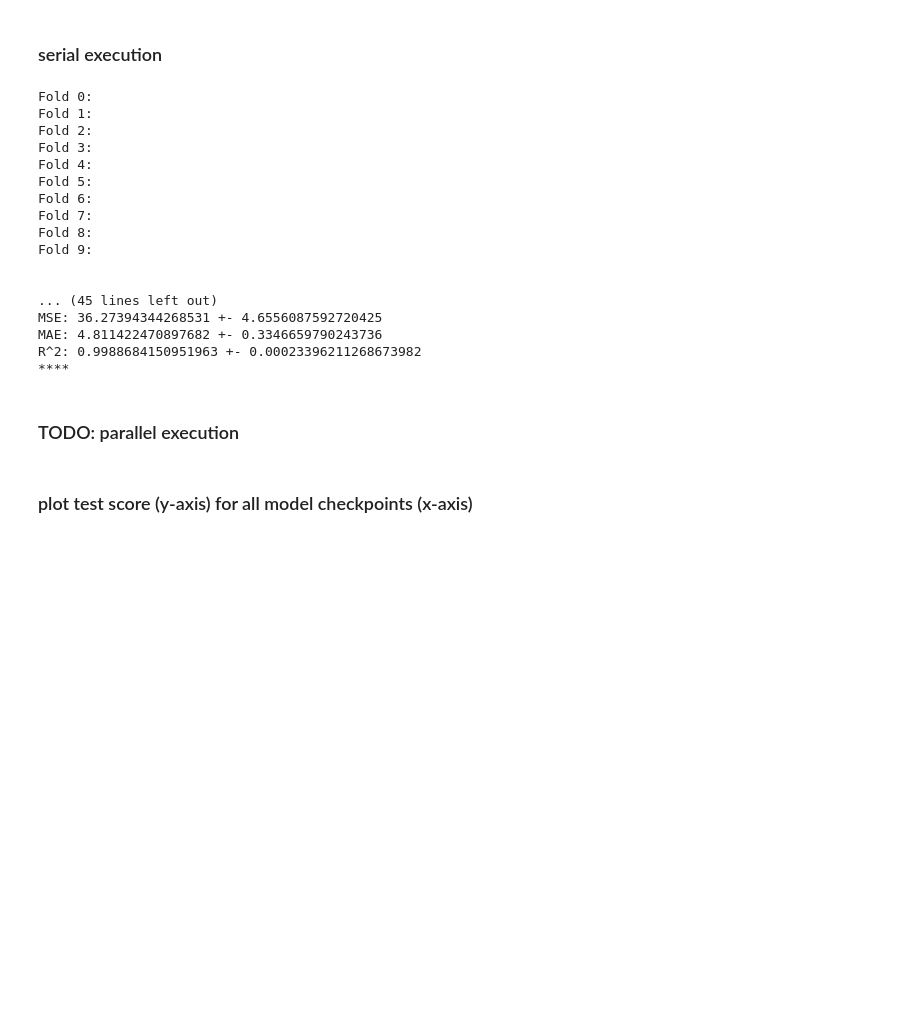
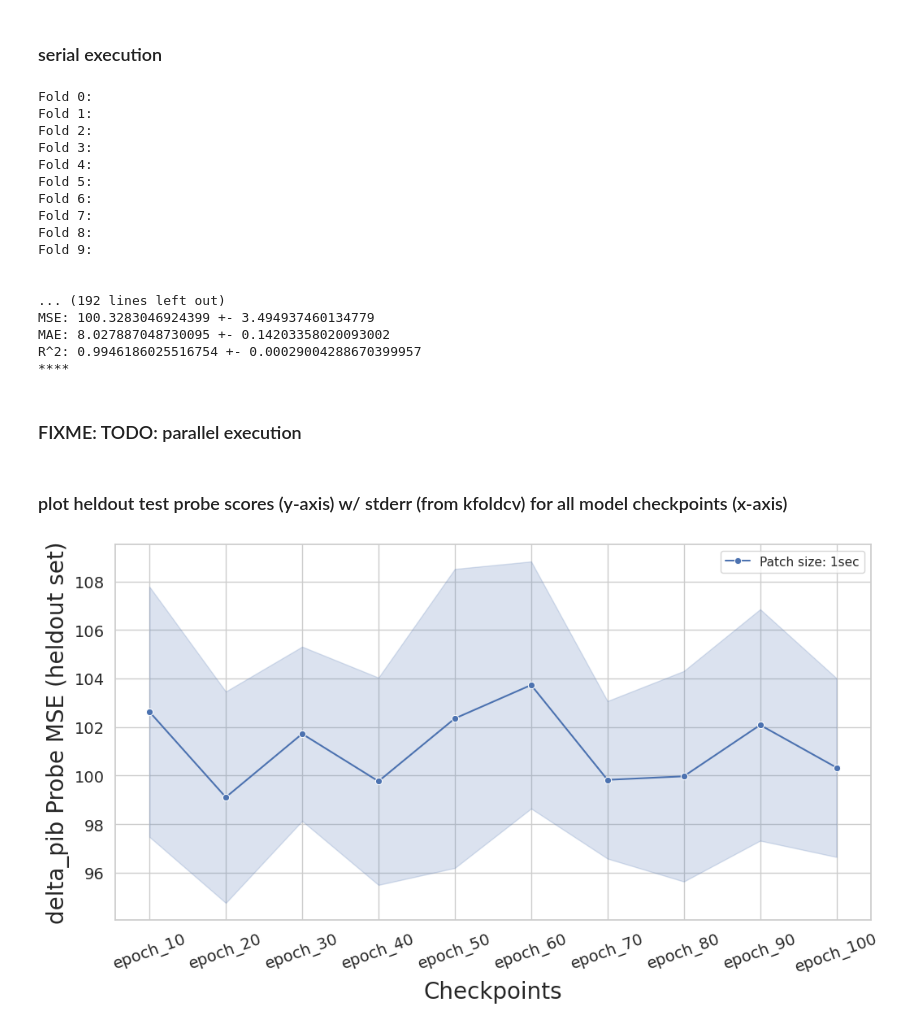
Before and after one commit to gayalkuruppu/gPatchTST, a Jupyter notebook: _05_universal_regression_linear_probe.ipynb, the cells around one changed output. Cells and saved outputs as stored; diff of their text form; code cells hidden in the pictures; blank space fills up the shorter version.

Commit message:
regression probe 95% complete

```diff
--- a/_05_universal_regression_linear_probe.ipynb
+++ b/_05_universal_regression_linear_probe.ipynb
@@ -61,4 +58,5 @@ cv_params = {
      'random_state': 2509843
 }
 
-model_checkpoints = ["epoch_10", "epoch_20", "epoch_30"]
+model_checkpoints = [f"epoch_{x}" for x in range(10, 110, 10)]
+model_checkpoints
@@ -65,7 +74,8 @@ model_checkpoints = ["epoch_10", "epoch_20", "epoch_30"]
 # %% [markdown]
 ### serial execution
 # %%
-all_probes = {}
+from collections import OrderedDict
+all_probes = OrderedDict()
 
 for checkpoint in model_checkpoints:
 
@@ -75,6 +85,10 @@ for checkpoint in model_checkpoints:
     #     y_column_name=feature_type,
     #     group_column_name="subject_id",
     # )
+
+    X, y = make_regression(n_samples=10000, n_features=128, noise=10.0, n_informative=10, n_targets=1)
+    groups = np.array([''.join(random.choices(string.ascii_letters + string.digits, k=10)) for _ in range(len(y))])
+
     results = regression_pipeline_runner(X, y, groups, model_type, cv_type, cv_params)
     all_probes[checkpoint] = results[model_type]
 # %% [output]
@@ -90,21 +104,62 @@ Fold 8:
 Fold 9:
 
 
-... (45 lines left out)
-MSE: 36.27394344268531 +- 4.6556087592720425
-MAE: 4.811422470897682 +- 0.3346659790243736
-R^2: 0.9988684150951963 +- 0.00023396211268673982
+... (192 lines left out)
+MSE: 100.3283046924399 +- 3.494937460134779
+MAE: 8.027887048730095 +- 0.14203358020093002
+R^2: 0.9946186025516754 +- 0.00029004288670399957
 ****
 # %% [markdown]
-### TODO: parallel execution
+### FIXME: TODO: parallel execution
 # %%
 # ....................
 # %%
 import pickle
 
-date = "5_12_25"
-
-with open(f"{model_patch_size}_{feature_type}_probes_for_all_checkpoints_{date}.pkl", 'wb') as f:
-    pickle.dump(all_probes, f)
+date = "5_13_25"
+# with open(f"{model_patch_size}_{feature_type}_probes_for_all_checkpoints_{date}.pkl", 'wb') as f:
+#     pickle.dump(all_probes, f)
 # %% [markdown]
-### plot test score (y-axis) for all model checkpoints (x-axis)
+### plot heldout test probe scores (y-axis) w/ stderr (from kfoldcv) for all model checkpoints (x-axis)
+# %%
+import matplotlib.pyplot as plt
+import seaborn as sns; sns.set()
+sns.set_style("whitegrid")
+
+plt.rcParams["figure.figsize"] = (12, 6)
+plt.rcParams['xtick.labelsize'] = 14
+plt.rcParams['ytick.labelsize'] = 14
+plt.rcParams['legend.fontsize'] = 11
+plt.rcParams['font.size'] = 14
+
+fig, ax = plt.subplots()
+
+_df_rows = []
+for key, item in all_probes.items():
+    # # print(key, item.keys())
+    all_mse = item["model_metrics_across_folds"]["sequence_level"]["mean_squared_errors"]
+    all_mae = item["model_metrics_across_folds"]["sequence_level"]["mean_absolute_errors"]
+    all_r2 = item["model_metrics_across_folds"]["sequence_level"]["r2_scores"]
+    for (mse, mae, r2) in zip(all_mse, all_mae, all_r2):
+        tmp = {}
+        tmp['x'] = key
+        tmp['mse'] = mse
+        tmp['mae'] = mae
+        tmp['r2'] = r2
+        _df_rows.append(tmp)
+
+plot_df = pd.DataFrame(_df_rows)
+
+sns.lineplot(
+    data=plot_df, x='x', y='mse', errorbar='sd', err_style="band",
+    marker="o",
+    label=f"Patch size: {model_patch_size}",
+    ax=ax,
+)
+
+plt.xticks(rotation=20)
+plt.xlabel("Checkpoints", fontsize=20)
+plt.ylabel(f"{feature_type} Probe MSE (heldout set)", fontsize=20)
+plt.show()
+# %% [output]
+[figure, added]
```
Also changed, not shown: parts of 2 cells of this notebook.
